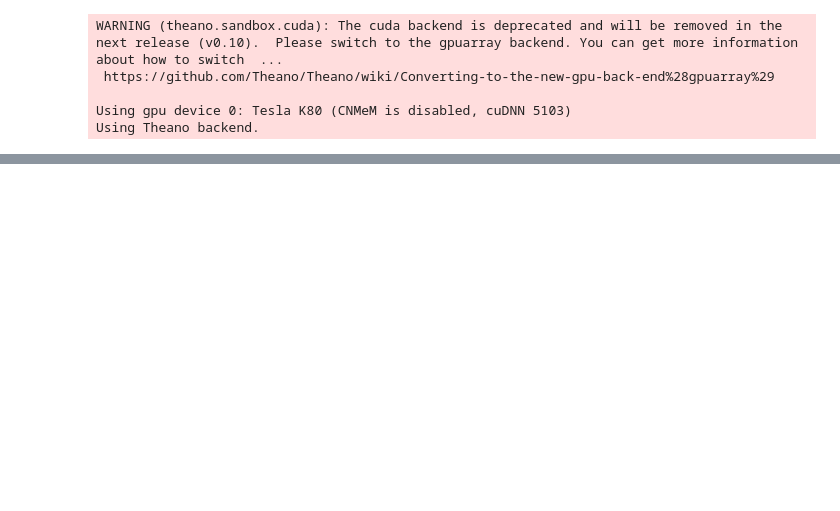
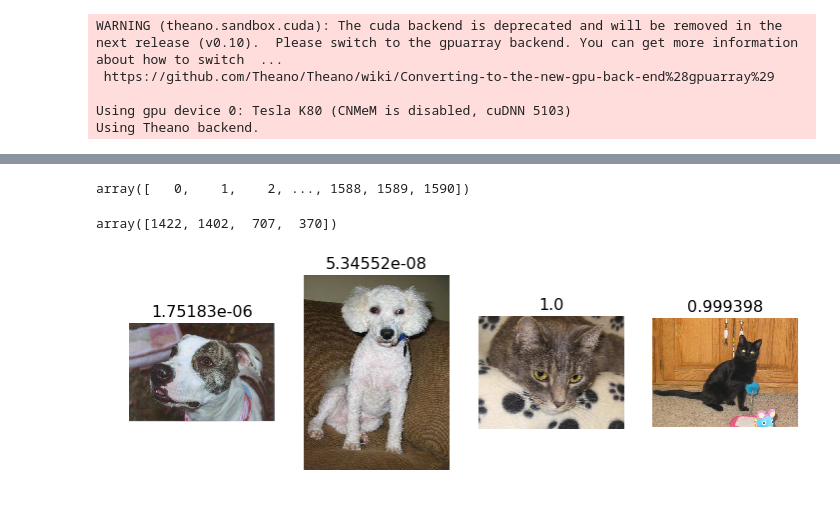
Before and after one commit to rforgione/courses-1, a Jupyter notebook: deeplearning1/nbs/lesson2-ss.ipynb, the cells around one changed output, grey strips where cells are left out. Saved outputs shown, nothing was run; the diff lists cells and outputs as text; code cells hidden in the pictures; blank space fills up the shorter version.

```diff
--- a/deeplearning1/nbs/lesson2-ss.ipynb
+++ b/deeplearning1/nbs/lesson2-ss.ipynb
@@ -91,0 +226,3 @@ AttributeError: 'NoneType' object has no attribute 'strip'
+# %%
+filenames = val_batches.filenames
+n_view = 4
@@ -91,0 +235,19 @@ AttributeError: 'NoneType' object has no attribute 'strip'
+# %%
+def plots_idx(idx, titles=None):
+    plots([image.load_img(path+'valid/' + filenames[i]) for i in idx], titles=titles)
+# %%
+correct = np.where(preds == val_labels[:,1])[0]
+# %%
+correct
+# %% [output]
+array([   0,    1,    2, ..., 1588, 1589, 1590])
+# %%
+idx = permutation(correct)[:n_view]
+# %%
+idx
+# %% [output]
+array([1422, 1402,  707,  370])
+# %%
+plots_idx(idx, probs[idx])
+# %% [output]
+[figure, added]
```
Also changed, not shown: parts of 78 cells of this notebook, 7 other files.
